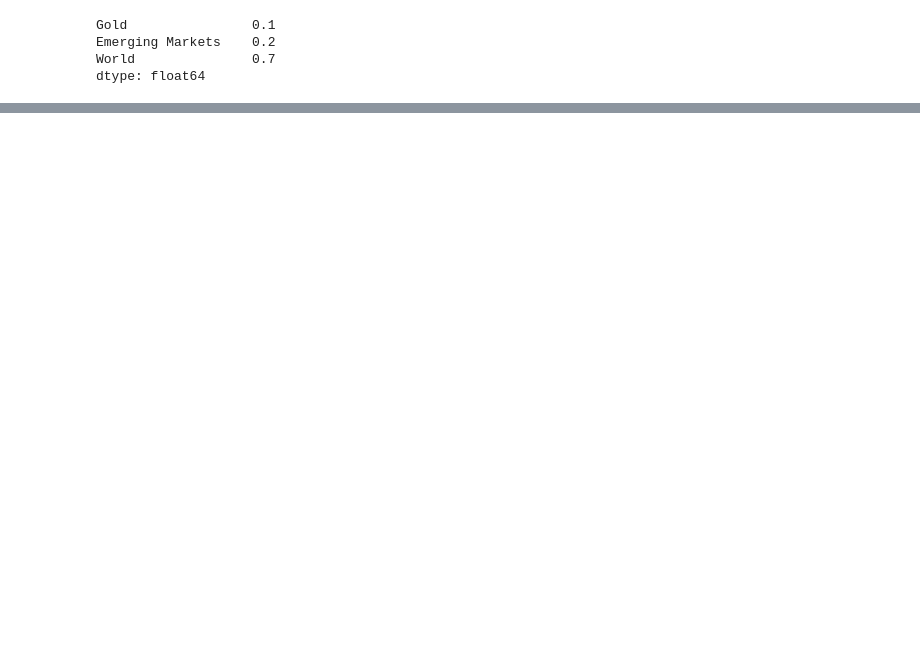
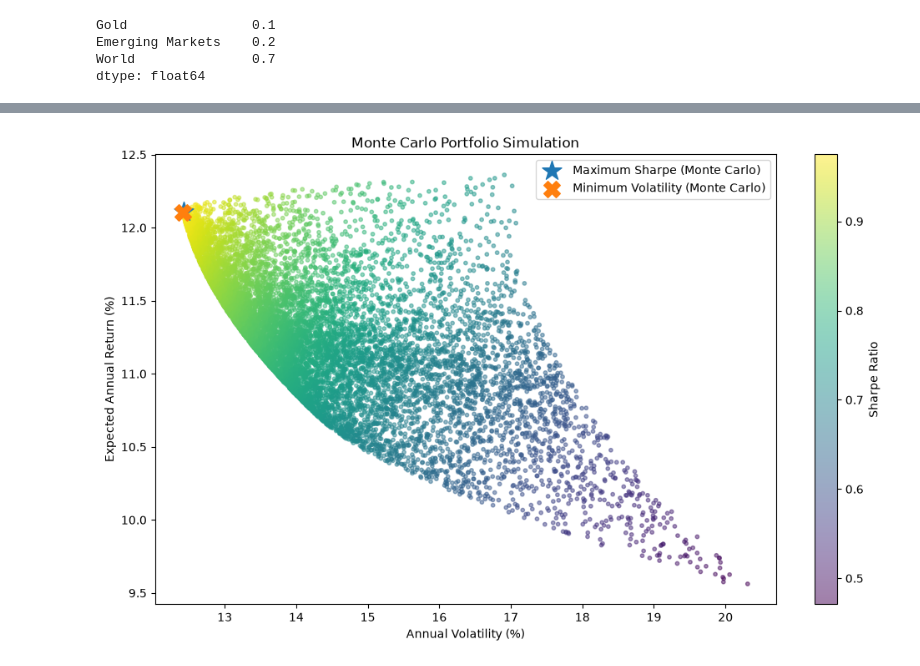
Before and after one commit to Braos16/financial-portfolio-analytics, a Jupyter notebook: notebooks/01_data_exploration.ipynb, the cells around one changed output, grey strips where cells are left out. Drawn from its saved outputs; the diff is of its cells as text; code cells hidden in the pictures; blank space fills up the shorter version.

```diff
--- a/notebooks/01_data_exploration.ipynb
+++ b/notebooks/01_data_exploration.ipynb
@@ -591,4 +326,0 @@ cov_matrix_annual
-# %%
-random_weights = np.random.random(3)
-random_weights = random_weights / np.sum(random_weights)
-random_weights
@@ -1201,0 +404,6 @@ plt.show()
+# %%
+max_sharpe_idx = portfolios["Sharpe"].idxmax()
+max_sharpe_portfolio_mc = portfolios.loc[max_sharpe_idx]
+
+min_vol_idx = portfolios["Volatility"].idxmin()
+min_vol_portfolio_mc = portfolios.loc[min_vol_idx]
@@ -1201,0 +425,38 @@ plt.show()
+# %%
+plt.figure(figsize=(12, 7))
+
+scatter = plt.scatter(
+    portfolios["Volatility"] * 100,
+    portfolios["Return"] * 100,
+    c=portfolios["Sharpe"],
+    cmap="viridis",
+    alpha=0.5,
+    s=10
+)
+
+plt.scatter(
+    max_sharpe_portfolio_mc["Volatility"] * 100,
+    max_sharpe_portfolio_mc["Return"] * 100,
+    marker="*",
+    s=300,
+    label="Maximum Sharpe (Monte Carlo)"
+)
+
+plt.scatter(
+    min_vol_portfolio_mc["Volatility"] * 100,
+    min_vol_portfolio_mc["Return"] * 100,
+    marker="X",
+    s=200,
+    label="Minimum Volatility (Monte Carlo)"
+)
+
+plt.xlabel("Annual Volatility (%)")
+plt.ylabel("Expected Annual Return (%)")
+plt.title("Monte Carlo Portfolio Simulation")
+
+plt.colorbar(scatter, label="Sharpe Ratio")
+plt.legend()
+
+plt.show()
+# %% [output]
+[figure, added]
```
Also changed, not shown: parts of 157 cells of this notebook.
